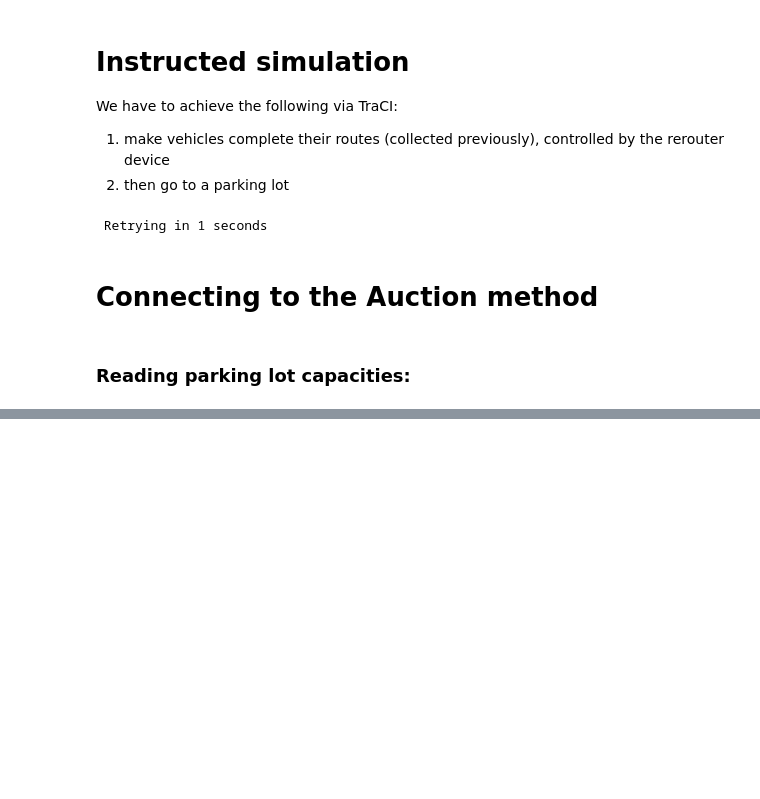
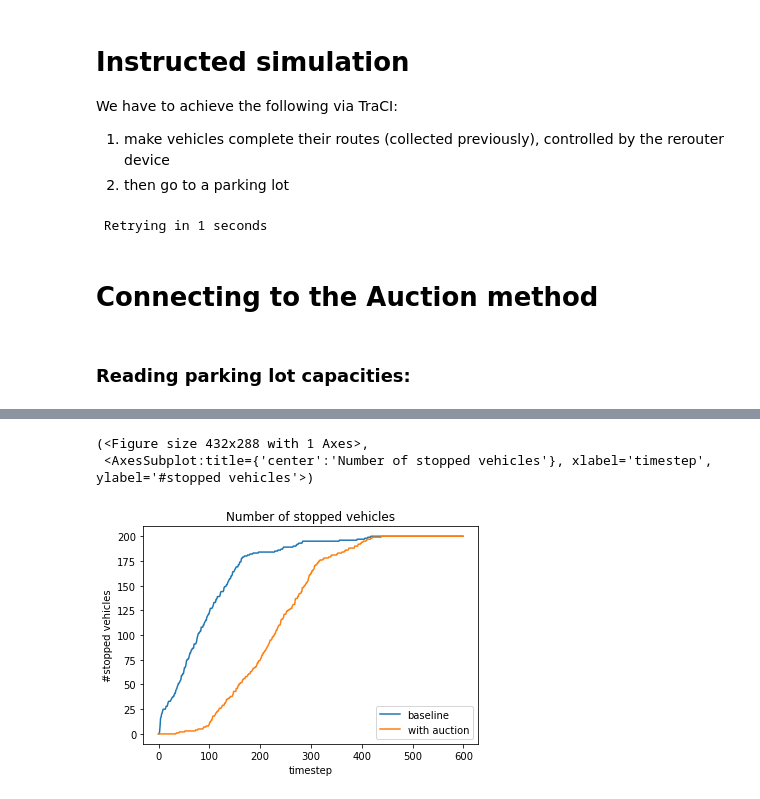
Before and after one commit to alelevente/bprof_mi_multiagent, a Jupyter notebook: dev_lab.ipynb, the cells around one changed output, grey strips where cells are left out. Drawn from its saved outputs; the diff is of its cells as text; code cells hidden in the pictures; blank space fills up the shorter version.

```diff
--- a/dev_lab.ipynb
+++ b/dev_lab.ipynb
@@ -246,0 +320,11 @@ def simulate_after_auction(traci, parking_mapping, max_step = 600):
+# %%
+traditional_file = "outputs/basic_output.xml"
+auction_file = "outputs/auction_output.xml"
+
+t_t, v_t = get_stopped_vehicles_from_output(traditional_file)
+t_a, v_a = get_stopped_vehicles_from_output(auction_file)
+plot_stopped_vehicles([t_t, t_a], [v_t, v_a], ["baseline", "with auction"])
+# %% [output]
+(<Figure size 432x288 with 1 Axes>,
+ <AxesSubplot:title={'center':'Number of stopped vehicles'}, xlabel='timestep', ylabel='#stopped vehicles'>)
+[figure, added]
```
Also changed, not shown: parts of 14 cells of this notebook.
